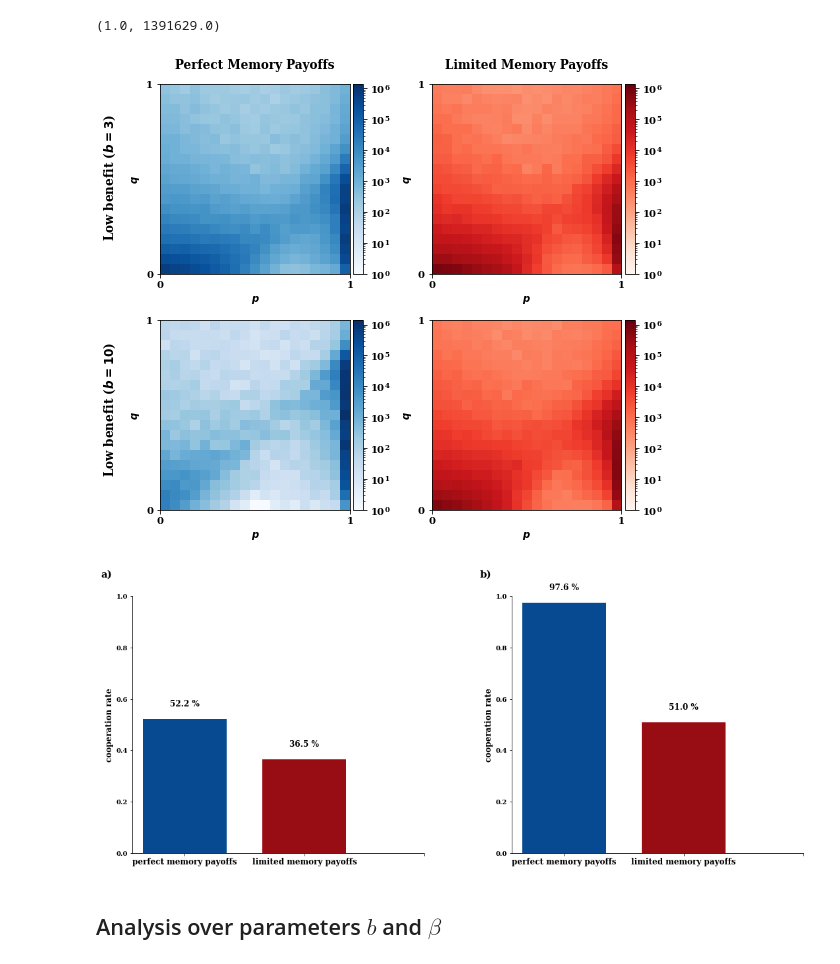
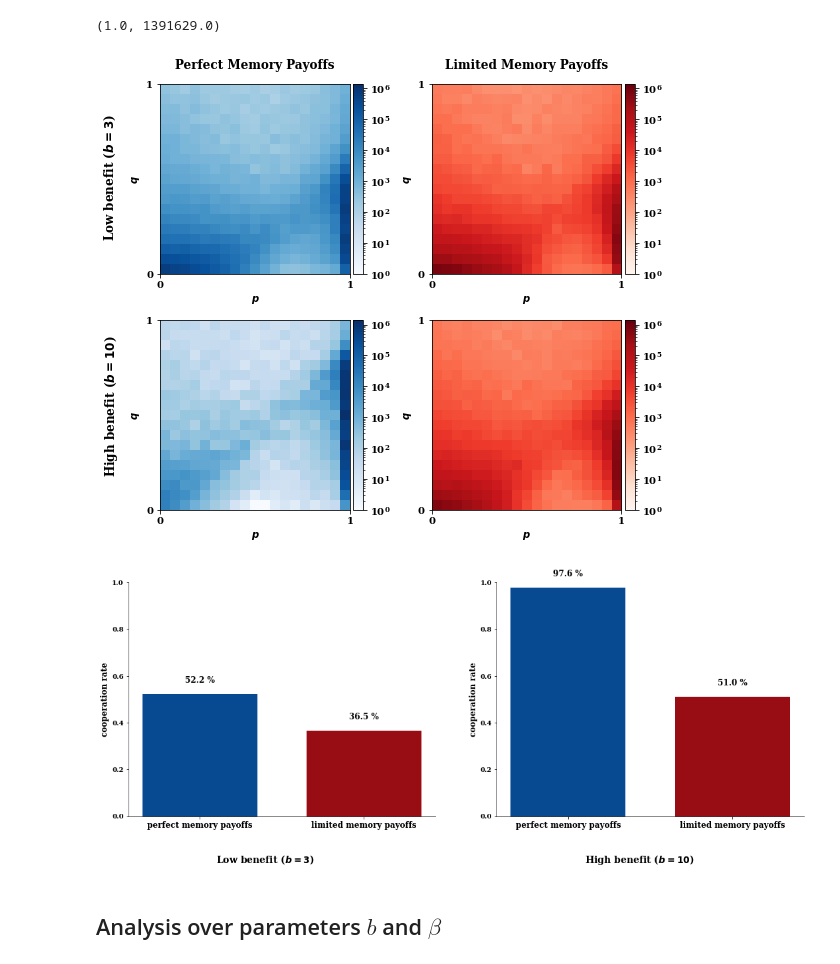
Before and after one commit to Nikoleta-v3/evolution-of-cooperation-with-limited-updating-payoff-memory, a Jupyter notebook: nbs/Donation Game Expected + Last Round .ipynb, the cells around one changed output. Cells and saved outputs as stored; diff of their text form; code cells hidden in the pictures.

```diff
--- a/nbs/Donation Game Expected + Last Round .ipynb
+++ b/nbs/Donation Game Expected + Last Round .ipynb
@@ -97,7 +97,7 @@ axes[(0, 0)].text(-0.3,
 
 axes[(1, 0)].text(-0.3,
               0.2,
-              "Low benefit ($b=10$)",
+              "High benefit ($b=10$)",
               color="black",
               rotation=90,
               weight='bold',
@@ -108,7 +108,7 @@ fig.tight_layout();
 
 # fig.savefig("../static/expected_and_stochastic_for_donation_game.pdf", )
 # %% [output]
-[figure, old version]
+[figure, new version]
 # %%
 bars = ('perfect memory payoffs', 'limited memory payoffs')
 
@@ -123,40 +123,40 @@ for i in range(2):
     height = [sum(df['average cooperation rate'] * (df['frequencies'] / 10 ** 7))
           for df in [exp, stoch]]
 
     x_pos = np.arange(len(bars))
 
     axes[i].bar([0, 0.1], height, width=0.07,  color=[blues(0.9), reds(0.9)])
 
     axes[i].set_ylabel("cooperation rate", weight="bold", fontsize=12);
 
     axes[i].set_ylim(0, 1);
-    axes[i].set_xticks([0, 0.1, 0.2]);
-    axes[i].set_xticklabels([bars[0], bars[1], ""], fontsize=12);
+    axes[i].set_xticks([0, 0.1,]);
+    axes[i].set_xticklabels([bars[0], bars[1]], fontsize=12);
 
 #     plt.xticks([0, 0.1], bars);
 
     for ax in [axes[i].spines["right"], axes[i].spines["top"]]:
         ax.set_visible(False);
 
     for j, pos in enumerate([0, 0.1]):
         axes[i].text(pos,
               height[j] + 0.05,
               f"{round(height[j], 3) * 100} %",
               horizontalalignment='center',
               color="black",
               weight='bold',
               fontsize=12
           )
 
-for ax, label in zip(axes, ["a)", "b)"]):
-    ax.text(-.07, max(height) + 0.1, label, fontsize=15)
+for ax, label in zip(axes, ["Low benefit ($b=3$)", "High benefit ($b=10$)"]):
+    ax.text(0.01,  -.2, label, fontsize=14)
 
 plt.tight_layout();
-plt.subplots_adjust(wspace=.3)
+plt.subplots_adjust(wspace=.2)
 
-# plt.savefig("../static/_cooperation_rates_expected_and_stochastic_for_donation_game.pdf")
+plt.savefig("../static/cooperation_rates_expected_and_stochastic_for_donation_game.pdf")
 # %% [output]
-[figure, old version]
+[figure, new version]
 # %% [markdown]
 ## Analysis over parameters $b$ and $\beta$
 # %% [markdown]
```
Also changed, not shown: parts of 10 cells of this notebook, 15 other files.
